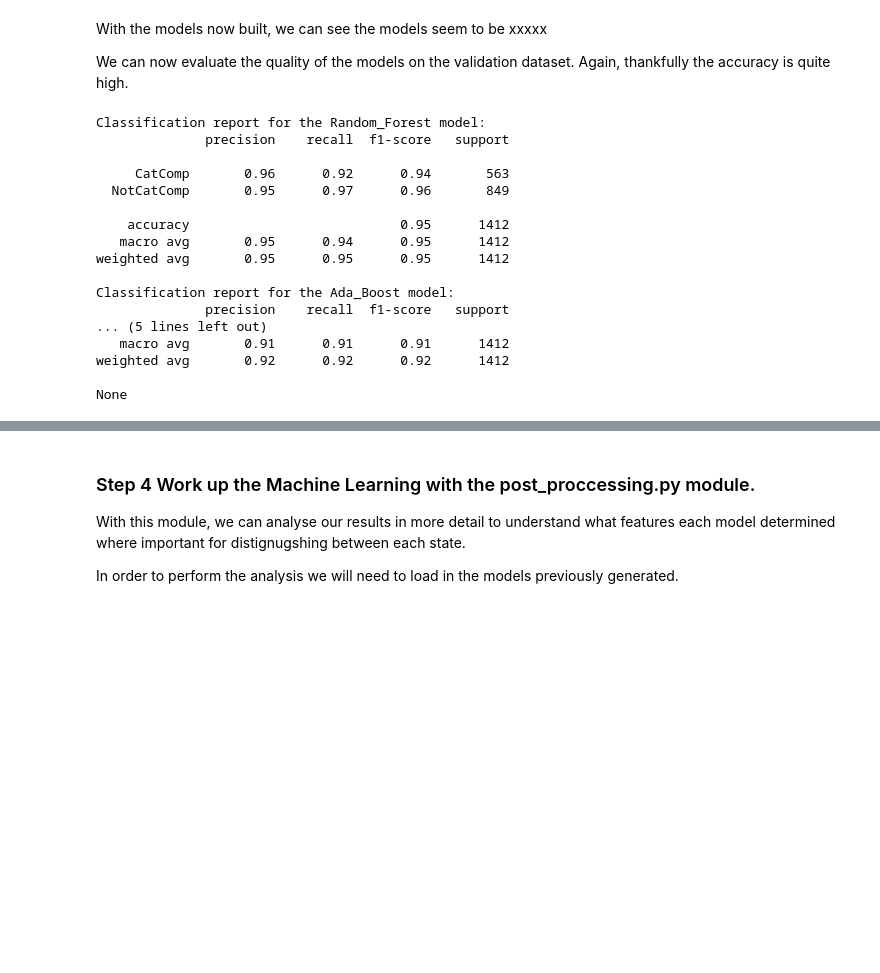
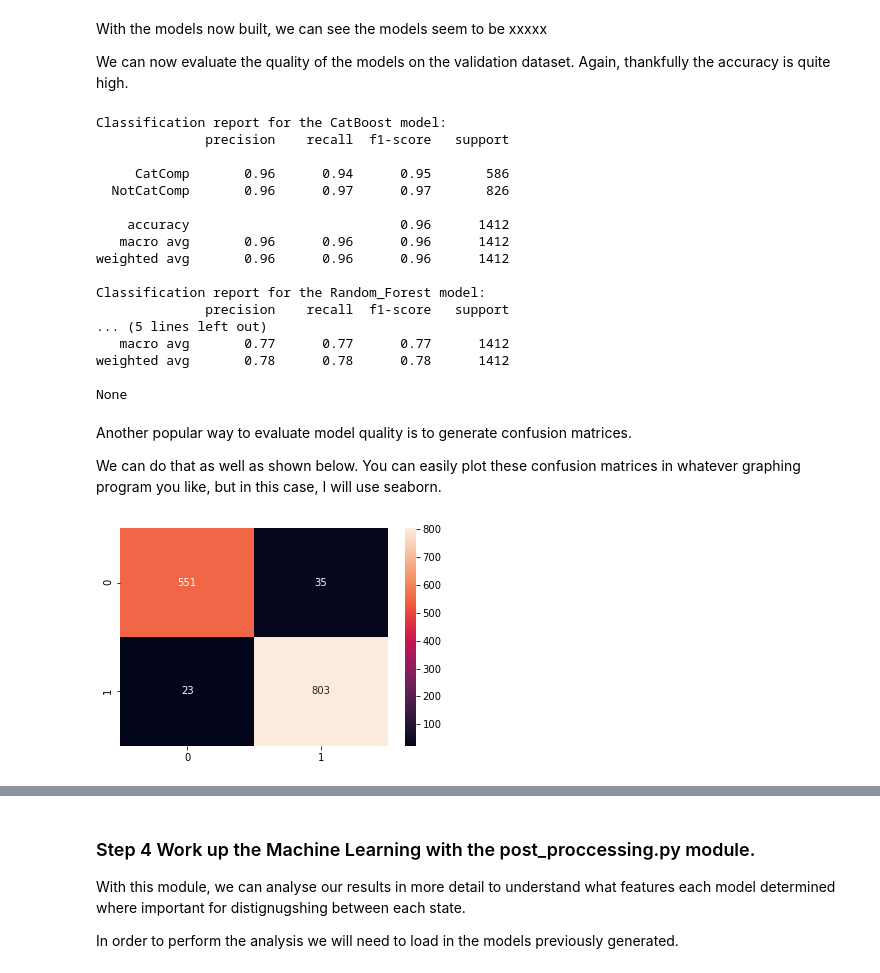
Before and after one commit to kamerlinlab/KIF, a Jupyter notebook: tutorials/Tutorial_Retrol_Aldol_Supervised_Machine_Learning.ipynb, the cells around one changed output, grey strips where cells are left out. Cells and saved outputs as stored; diff of their text form; code cells hidden in the pictures; blank space fills up the shorter version.

Commit message:
Update Tutorial_Retrol_Aldol_Supervised_Machine_Learning.ipynb
Add new ML models and add confusion matrices

```diff
--- a/tutorials/Tutorial_Retrol_Aldol_Supervised_Machine_Learning.ipynb
+++ b/tutorials/Tutorial_Retrol_Aldol_Supervised_Machine_Learning.ipynb
@@ -177,7 +180,7 @@ ml_model = model_building.SupervisedModel(
     dataset=supervised_dataset.df_filtered,
     evaluation_split_ratio=0.15,
     classes_to_use=["CatComp", "NotCatComp"],
-    models_to_use=["Random_Forest", "Ada_Boost"],
+    models_to_use=["CatBoost", "Random_Forest"],
     scaling_method="min_max",
     out_dir="outputs/retro_aldol_ml",
     cross_validation_splits=5,
@@ -227,20 +231,20 @@ We can now evaluate the quality of the models on the validation dataset. Again,
 # Evaluate model quality
 print(ml_model.evaluate_models())
 # %% [output]
+Classification report for the CatBoost model:
+              precision    recall  f1-score   support
+
+     CatComp       0.96      0.94      0.95       586
+  NotCatComp       0.96      0.97      0.97       826
+
+    accuracy                           0.96      1412
+   macro avg       0.96      0.96      0.96      1412
+weighted avg       0.96      0.96      0.96      1412
+
 Classification report for the Random_Forest model:
               precision    recall  f1-score   support
-
-     CatComp       0.96      0.92      0.94       563
-  NotCatComp       0.95      0.97      0.96       849
-
-    accuracy                           0.95      1412
-   macro avg       0.95      0.94      0.95      1412
-weighted avg       0.95      0.95      0.95      1412
-
-Classification report for the Ada_Boost model:
-              precision    recall  f1-score   support
 ... (5 lines left out)
-   macro avg       0.91      0.91      0.91      1412
-weighted avg       0.92      0.92      0.92      1412
+   macro avg       0.77      0.77      0.77      1412
+weighted avg       0.78      0.78      0.78      1412
 
 None
@@ -248,0 +251,12 @@ None
+# %% [markdown]
+Another popular way to evaluate model quality is to generate confusion matrices.
+
+We can do that as well as shown below.
+You can easily plot these confusion matrices in whatever graphing program you like, but in this case, I will use seaborn.
+# %%
+confusion_matrices = ml_model.generate_confusion_matrix()
+# %%
+import seaborn as sns
+ax = sns.heatmap(confusion_matrices["CatBoost"], annot=True, fmt="d")
+# %% [output]
+[figure, added]
```
Also changed, not shown: parts of 11 cells of this notebook.
